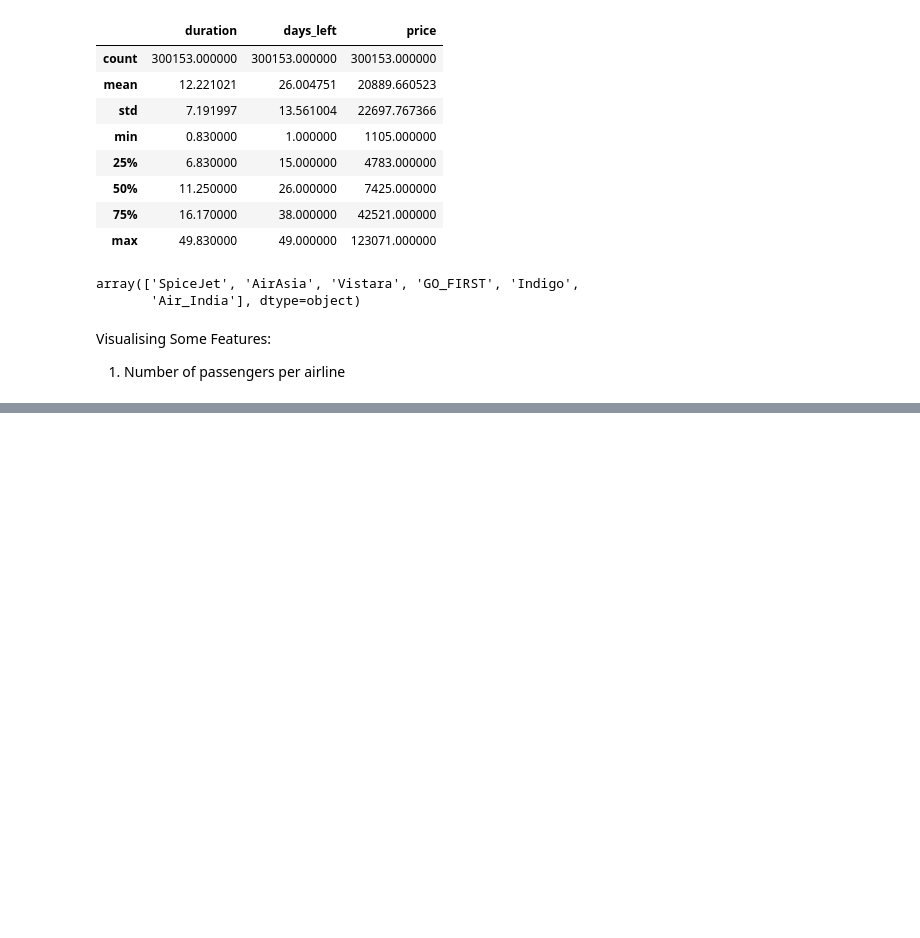
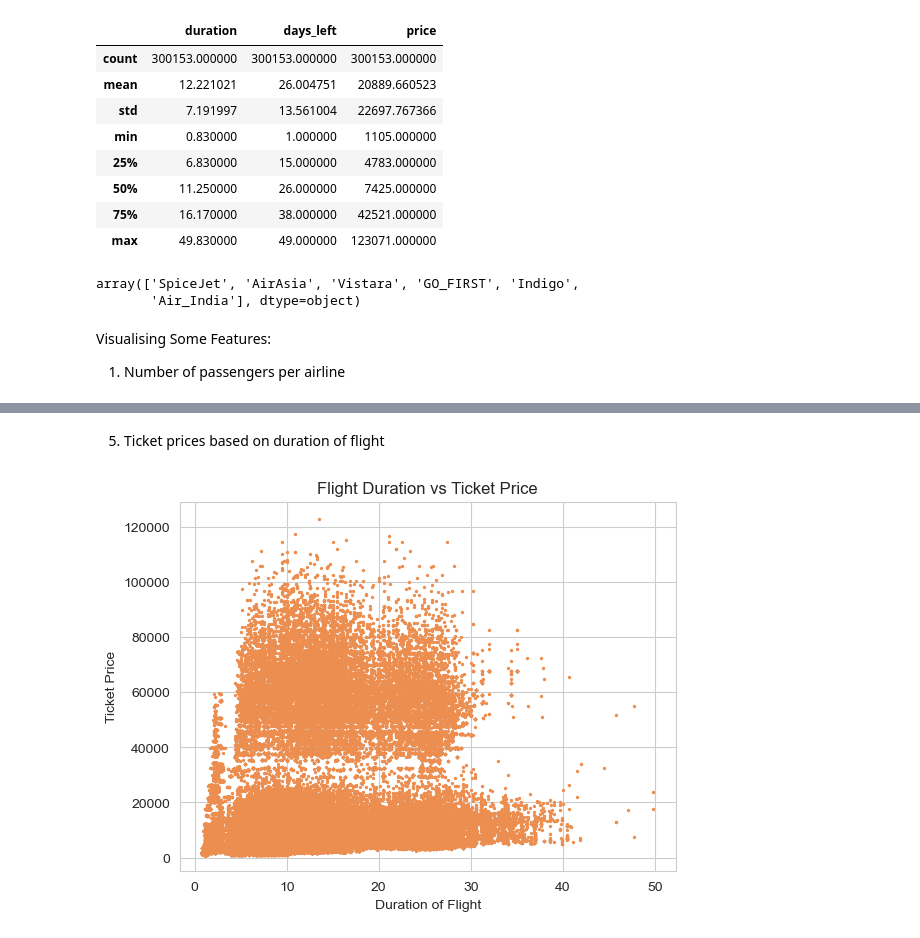
Before and after one commit to sirisha0505/LetslearnGit, a Jupyter notebook: Making clean data from Business & economy files - Flight price prediction.ipynb, the cells around one changed output, grey strips where cells are left out. Drawn from its saved outputs; the diff is of its cells as text; code cells hidden in the pictures; blank space fills up the shorter version.

```diff
--- a/Making clean data from Business & economy files - Flight price prediction.ipynb
+++ b/Making clean data from Business & economy files - Flight price prediction.ipynb
@@ -300,0 +336,12 @@ NameError: name 'sns' is not defined
+# %% [markdown]
+5. Ticket prices based on duration of flight
+# %%
+
+plt.scatter(df['duration'], df['price'], s=2, color= '#ed8e51')
+
+plt.title("Flight Duration vs Ticket Price")
+plt.xlabel("Duration of Flight")
+plt.ylabel("Ticket Price")
+plt.show()
+# %% [output]
+[figure, added]
```
Also changed, not shown: parts of 10 cells of this notebook.
